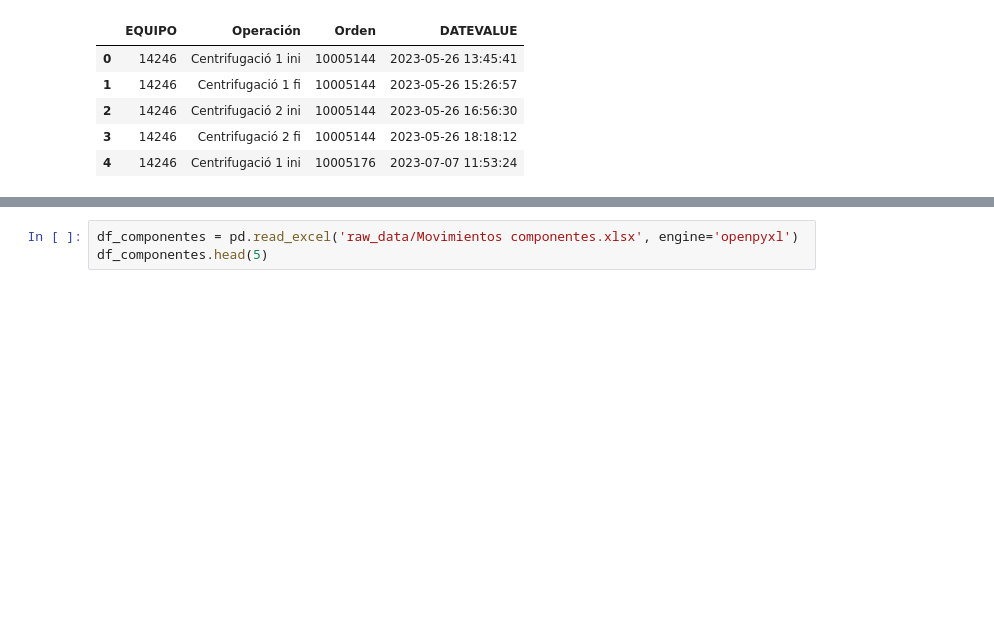
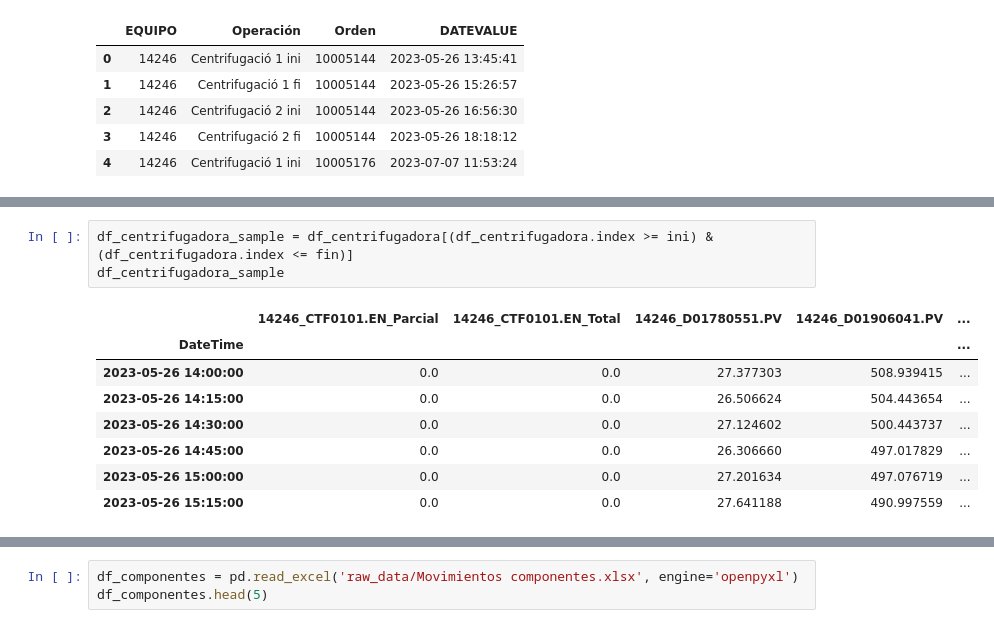
Before and after one commit to nikodyulger/datathon-los-forajidos, a Jupyter notebook: exploracion.ipynb, the cells around one changed output, grey strips where cells are left out. Drawn from its saved outputs; the diff is of its cells as text; blank space fills up the shorter version.

```diff
--- a/exploracion.ipynb
+++ b/exploracion.ipynb
@@ -1241,0 +1340,12 @@ dtype: object
+# %%
+df_centrifugadora_sample = df_centrifugadora[(df_centrifugadora.index >= ini) & (df_centrifugadora.index <= fin)]
+df_centrifugadora_sample
+# %% [output]
+|  | 14246_CTF0101.EN_Parcial | 14246_CTF0101.EN_Total | 14246_D01780551.PV | 14246_D01906041.PV | ... |
+| DateTime |  |  |  |  | ... |
+| 2023-05-26 14:00:00 | 0.0 | 0.0 | 27.377303 | 508.939415 | ... |
+| 2023-05-26 14:15:00 | 0.0 | 0.0 | 26.506624 | 504.443654 | ... |
+| 2023-05-26 14:30:00 | 0.0 | 0.0 | 27.124602 | 500.443737 | ... |
+| 2023-05-26 14:45:00 | 0.0 | 0.0 | 26.306660 | 497.017829 | ... |
+| 2023-05-26 15:00:00 | 0.0 | 0.0 | 27.201634 | 497.076719 | ... |
+| 2023-05-26 15:15:00 | 0.0 | 0.0 | 27.641188 | 490.997559 | ... |
```
Also changed, not shown: parts of 19 cells of this notebook.
